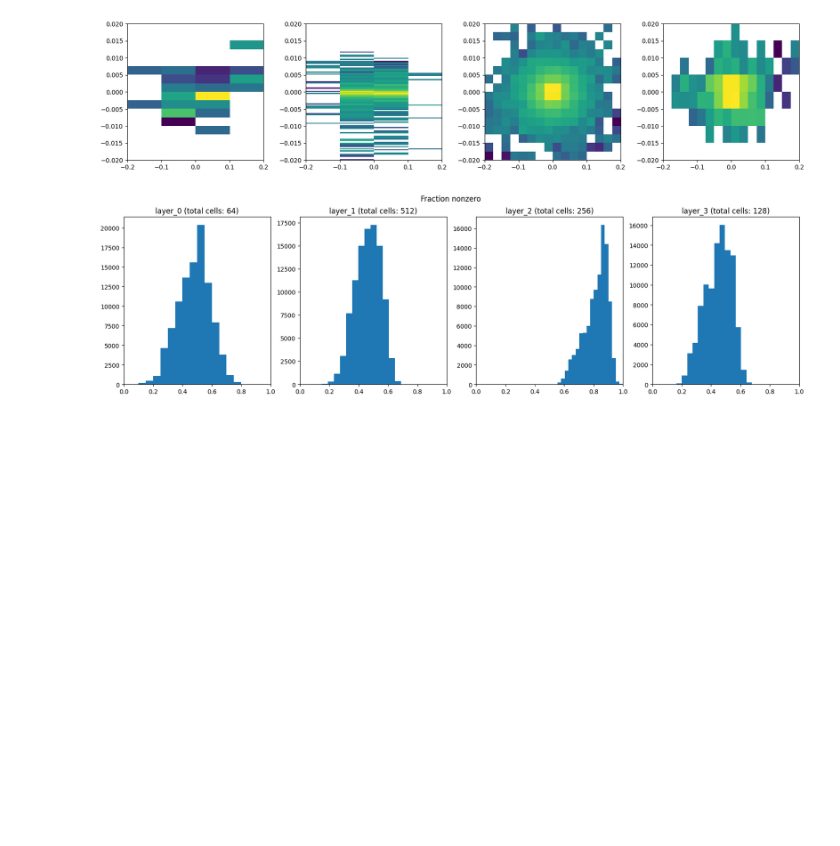
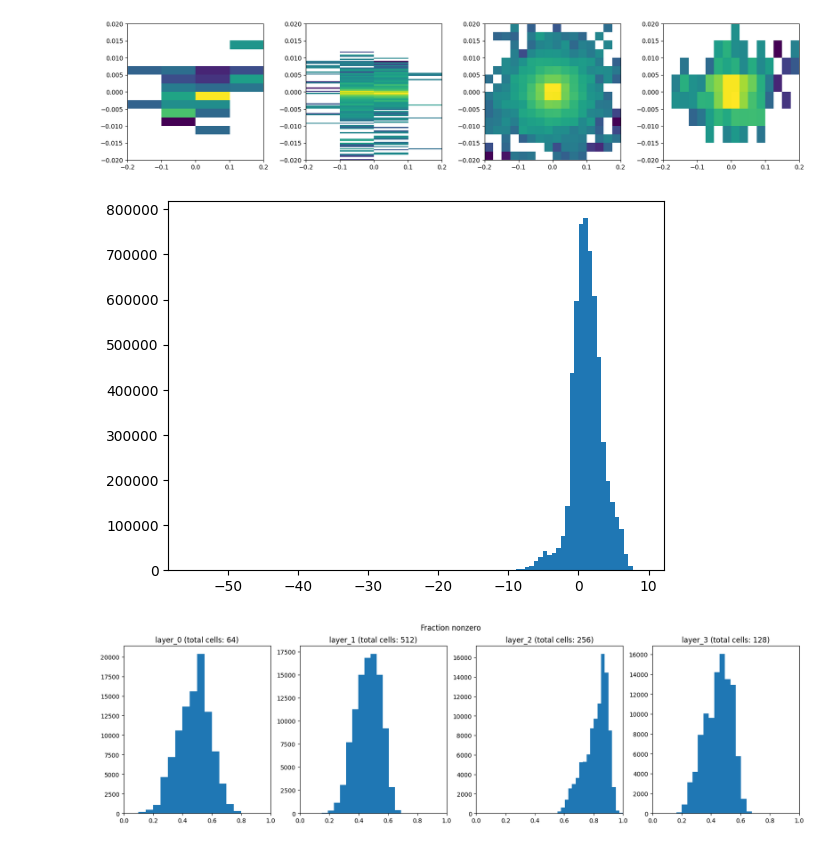
Before and after one commit to womogenes/photon-jet, a Jupyter notebook: exploration/data_exploration_v2.ipynb, the cells around one changed output. Saved outputs shown, nothing was run; the diff lists cells and outputs as text; code cells hidden in the pictures; blank space fills up the shorter version.

```diff
--- a/exploration/data_exploration_v2.ipynb
+++ b/exploration/data_exploration_v2.ipynb
@@ -95,6 +98,12 @@ pions = jets["pions"]
 graph_jet(nth_jet(0, pions))
 # %% [output]
 [figure]
+# %%
+# How low do energies actually get?
+cell_energies = pions[f"layer_3"]
+plt.hist(np.log(cell_energies[cell_energies > 0]), bins=100);
+# %% [output]
+[figure, added]
 # %%
 fig, axs = plt.subplots(1, 4, figsize=(20, 5))
 for i in range(4):
```
Also changed, not shown: parts of 2 cells of this notebook, 2 other files.
